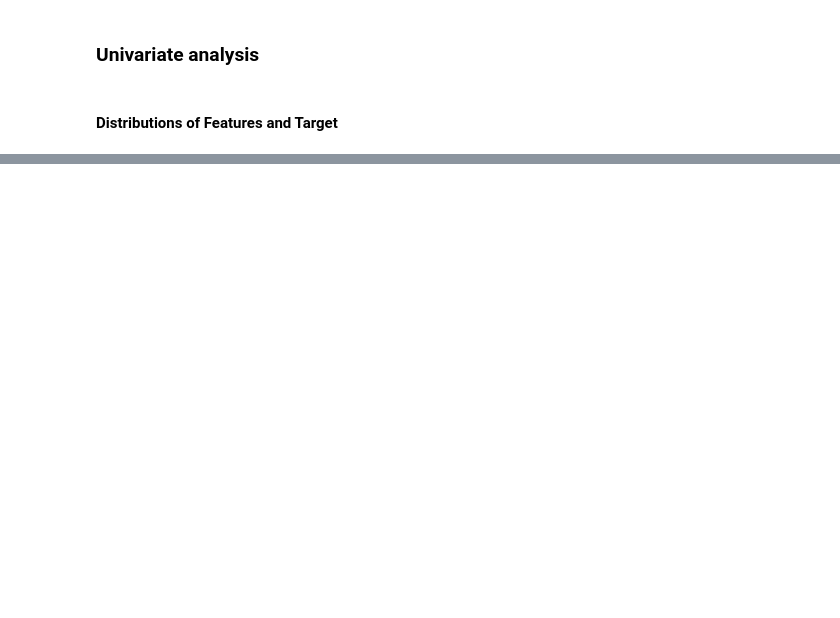
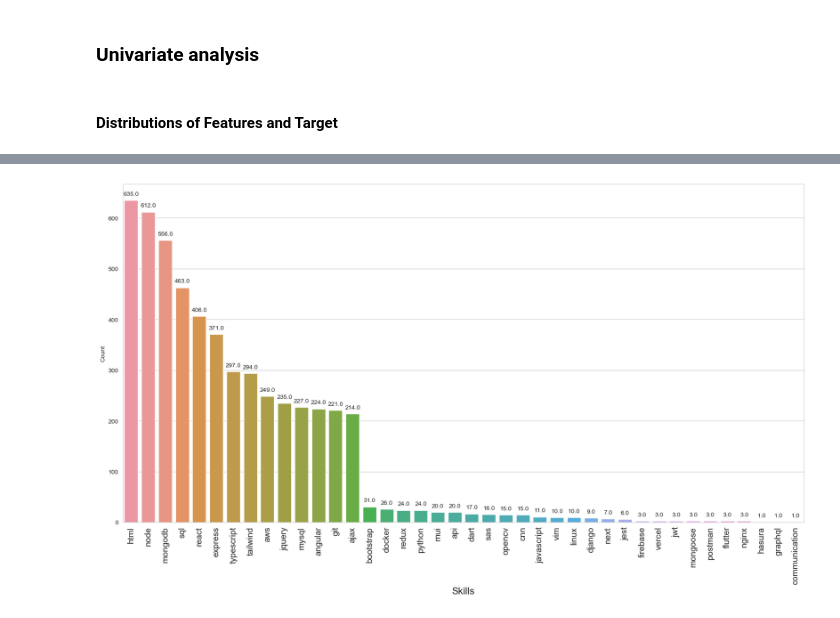
Before and after one commit to mubarakmayyeri/worth-machine-learning, a Jupyter notebook: 3_eda/1_eda-combined.ipynb, the cells around one changed output, grey strips where cells are left out. Cells and saved outputs as stored; diff of their text form; code cells hidden in the pictures; blank space fills up the shorter version.

```diff
--- a/3_eda/1_eda-combined.ipynb
+++ b/3_eda/1_eda-combined.ipynb
@@ -619,0 +691,16 @@ plt.show()
+# %%
+# Creating a dataframe for skills for viz
+def count_students(skills):
+    result = {}
+    for skill in skills_list:
+        students_count = skills_df[skill].sum()
+        result[skill] = students_count
+
+    return result
+
+skills_dict = count_students(skills_list)
+
+count_df = pd.DataFrame.from_dict(skills_dict, orient='index', columns=['count'])
+count_df.reset_index(inplace=True)
+count_df = count_df.rename(columns={'index': 'skill'})
+count_df.head()
@@ -619,0 +714,21 @@ plt.show()
+# %%
+# Plotting bar graph for skills
+count_df = count_df.sort_values(by='count', ascending=False)
+
+# Plot the bar chart
+plt.figure(figsize=(20, 10))
+sns.set_style("whitegrid")
+ax = sns.barplot(x='skill', y='count', data=count_df)
+ax.set_xticklabels(ax.get_xticklabels(), rotation=90, fontsize=14)
+
+# Annotate the counts on top of the bars
+for p in ax.patches:
+    ax.annotate(p.get_height(), (p.get_x() + p.get_width() / 2., p.get_height()),
+                ha='center', va='center', xytext=(0, 10), textcoords='offset points')
+
+# Add x-axis and y-axis labels
+plt.xlabel('Skills', fontsize=16)
+plt.ylabel('Count')
+plt.show()
+# %% [output]
+[figure, added]
```
Also changed, not shown: parts of 36 cells of this notebook, 1 other file.
